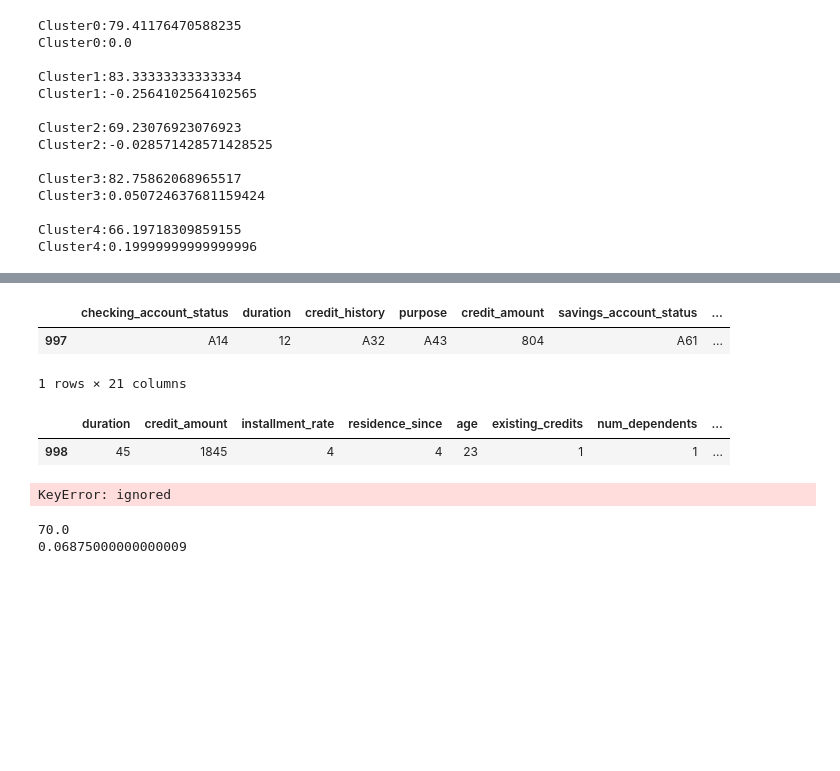
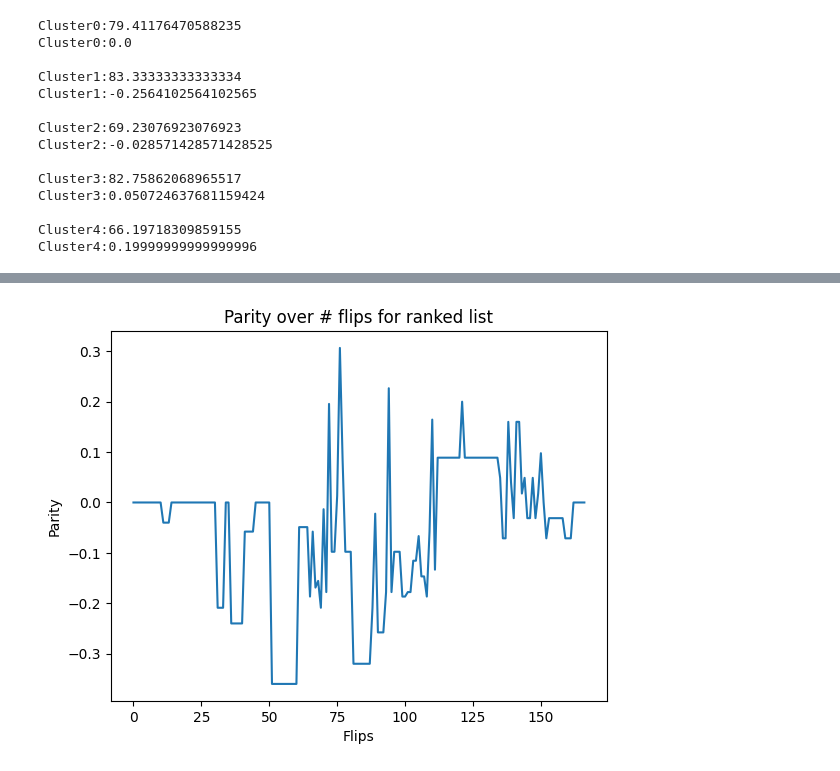
Before and after one commit to s-thandri/labelflipping, a Jupyter notebook: german_clustering.ipynb, the cells around one changed output, grey strips where cells are left out. Drawn from its saved outputs; the diff is of its cells as text; code cells hidden in the pictures; blank space fills up the shorter version.

```diff
--- a/german_clustering.ipynb
+++ b/german_clustering.ipynb
@@ -325,31 +266,16 @@ for item in cluster_ids:#{
-# %%
-cluster_df
-cluster_data
-# %% [output]
-|  | checking_account_status | duration | credit_history | purpose | credit_amount | savings_account_status | ... |
-| 997 | A14 | 12 | A32 | A43 | 804 | A61 | ... |
-1 rows × 21 columns
-# %%
-cluster_data_encoded = pd.get_dummies(cluster_data,columns=['checking_account_status','credit_history','savings_account_status','employment_status','personal_status','other_debtors','property','other_installment_plans','housing','job','telephone','foreign_worker','purpose'], drop_first=True)
-cluster_data_encoded.columns
-cluster_data_encoded
-# %% [output]
-|  | duration | credit_amount | installment_rate | residence_since | age | existing_credits | num_dependents | ... |
-| 998 | 45 | 1845 | 4 | 4 | 23 | 1 | 1 | ... |
-# %%
-#Run the DT classifier on the clusters to get the predictions
-
-#Convert the labels to the same dtype
-cluster_data_encoded['credit_risk'] = cluster_data_encoded['credit_risk'].astype(int)
-#Run the DT classifier
-accuracy,test_datapoints, test_prediction = decision_tree(cluster_data_encoded, predictors, target_var, 'credit_risk_12')
-#After calculating the accuracy parity calculation is next
-parity = s_parity(test_datapoints, predictors, test_prediction, 'age', 45, 'credit_risk_12')
-# %% [output]
-KeyError: ignored
-# %%
-print(accuracy)
-print(parity)
-# %% [output]
-70.0
-0.06875000000000009
+# %%
+#Plot of the information in the order of the flips of parity
+x=range(len(list_parity))
+
+#Plot the data
+plt.plot(x,list_parity)
+
+#Add the labels
+plt.xlabel('Flips')
+plt.ylabel('Parity')
+plt.title('Parity over # flips for ranked list')
+
+#Show the plot
+plt.show()
+# %% [output]
+[figure, added]
```
Also changed, not shown: parts of 11 cells of this notebook.
